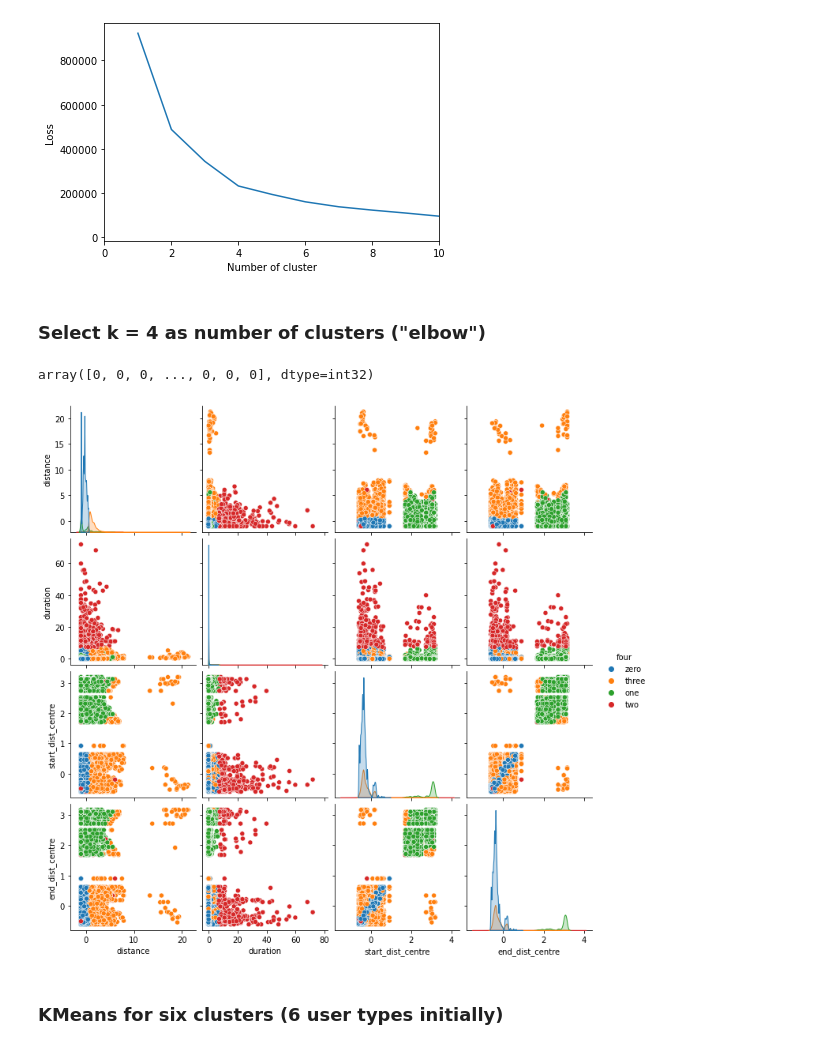
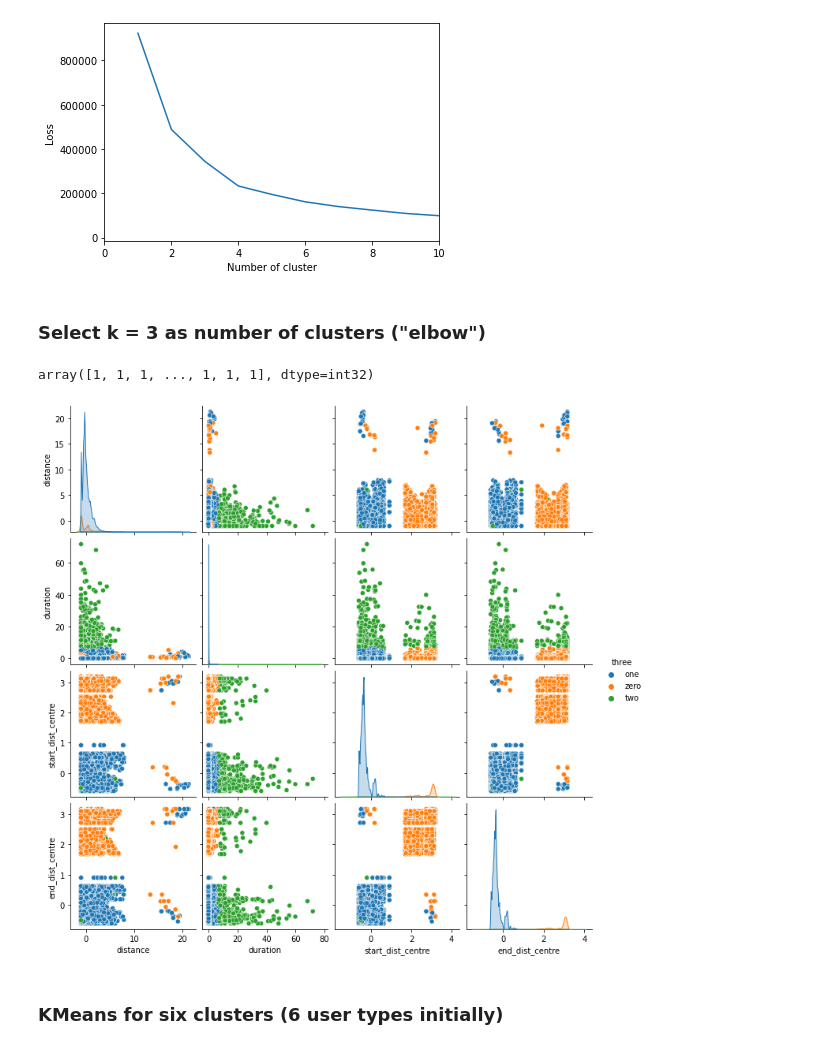
Before and after one commit to lzaruchas/grosse_maedchengruppe_AA2022, a Jupyter notebook: Workspace_Lea_Ambrosius/Clustering.ipynb, the cells around one changed output. Drawn from its saved outputs; the diff is of its cells as text; code cells hidden in the pictures.

Commit message:
Changed numbers of clusters from 4 to 3

```diff
--- a/Workspace_Lea_Ambrosius/Clustering.ipynb
+++ b/Workspace_Lea_Ambrosius/Clustering.ipynb
@@ -266,27 +266,27 @@ plt.savefig("numbers_of_clusters.png")
 # %% [output]
 [figure]
 # %% [markdown]
-### Select k = 4 as number of clusters ("elbow")
+### Select k = 3 as number of clusters ("elbow")
 # %%
 # Refit algorithm
-four_means = KMeans(n_clusters=4)
-four_means.fit(X_scaled)
+three_means = KMeans(n_clusters=3)
+three_means.fit(X_scaled)
 
 # Match records to clusters
-four_means.predict(X_scaled)
+three_means.predict(X_scaled)
 # %% [output]
-array([0, 0, 0, ..., 0, 0, 0], dtype=int32)
+array([1, 1, 1, ..., 1, 1, 1], dtype=int32)
 # %%
 # Clustering with k=4
 numbers = ["zero","one", "two", "three", "four", "five"]
 
-la_scaled["four"] = four_means.predict(X_scaled)
-la_scaled["four"] = la_scaled["four"].apply(lambda x : numbers[x])
-sns.pairplot(data=la_scaled,hue="four")
+la_scaled["three"] = three_means.predict(X_scaled)
+la_scaled["three"] = la_scaled["three"].apply(lambda x : numbers[x])
+sns.pairplot(data=la_scaled,hue="three")
 
-plt.savefig("four_clusters.png")
+plt.savefig("three_clusters.png")
 # %% [output]
-[figure, old version]
+[figure, new version]
 # %% [markdown]
 ### KMeans for six clusters (6 user types initially)
 # %%
```
Also changed, not shown: parts of 2 cells of this notebook, 2 other files.
